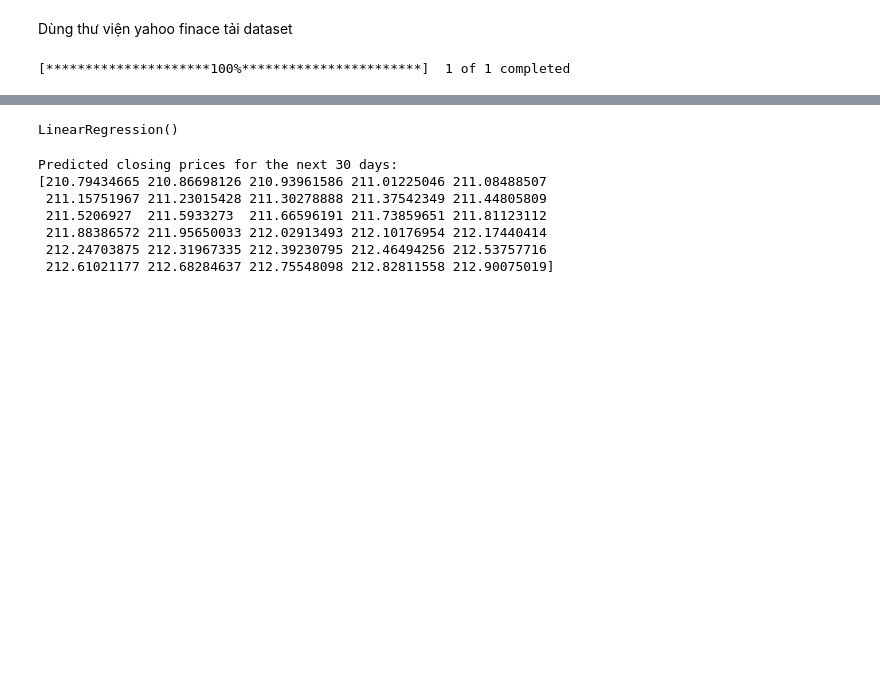
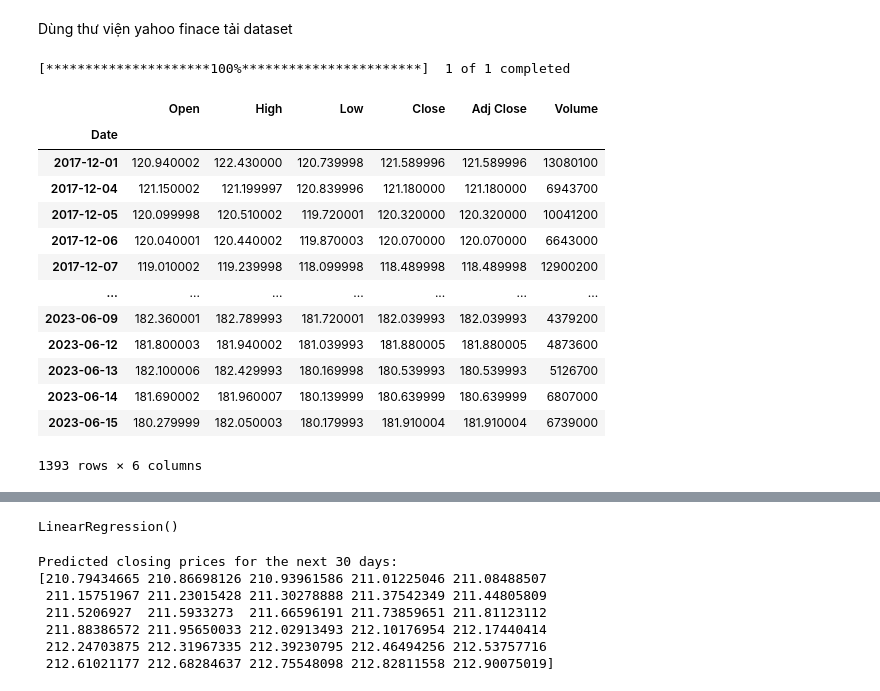
Before and after one commit to ttruongg/IS403.N23.HTCL_Nhom5, a Jupyter notebook: GLD_Linear_Regression_.ipynb, the cells around one changed output, grey strips where cells are left out. Drawn from its saved outputs; the diff is of its cells as text; code cells hidden in the pictures; blank space fills up the shorter version.

```diff
--- a/GLD_Linear_Regression_.ipynb
+++ b/GLD_Linear_Regression_.ipynb
@@ -3,12 +3,24 @@ Dùng thư viện yahoo finace tải dataset
 # %%
 import yfinance as yf
 
 data = yf.download(tickers = "GLD", start="2017-12-01", end="2023-06-16", interval='1d')
 data
-
-data.to_csv('GC=F_data.csv')
 # %% [output]
 [*********************100%***********************]  1 of 1 completed
+|  | Open | High | Low | Close | Adj Close | Volume |
+| Date |  |  |  |  |  |  |
+| 2017-12-01 | 120.940002 | 122.430000 | 120.739998 | 121.589996 | 121.589996 | 13080100 |
+| 2017-12-04 | 121.150002 | 121.199997 | 120.839996 | 121.180000 | 121.180000 | 6943700 |
+| 2017-12-05 | 120.099998 | 120.510002 | 119.720001 | 120.320000 | 120.320000 | 10041200 |
+| 2017-12-06 | 120.040001 | 120.440002 | 119.870003 | 120.070000 | 120.070000 | 6643000 |
+| 2017-12-07 | 119.010002 | 119.239998 | 118.099998 | 118.489998 | 118.489998 | 12900200 |
+| ... | ... | ... | ... | ... | ... | ... |
+| 2023-06-09 | 182.360001 | 182.789993 | 181.720001 | 182.039993 | 182.039993 | 4379200 |
+| 2023-06-12 | 181.800003 | 181.940002 | 181.039993 | 181.880005 | 181.880005 | 4873600 |
+| 2023-06-13 | 182.100006 | 182.429993 | 180.169998 | 180.539993 | 180.539993 | 5126700 |
+| 2023-06-14 | 181.690002 | 181.960007 | 180.139999 | 180.639999 | 180.639999 | 6807000 |
+| 2023-06-15 | 180.279999 | 182.050003 | 180.179993 | 181.910004 | 181.910004 | 6739000 |
+1393 rows × 6 columns
 # %%
 data
 # %% [output]
```
Also changed, not shown: parts of 3 cells of this notebook, 9 other files.
